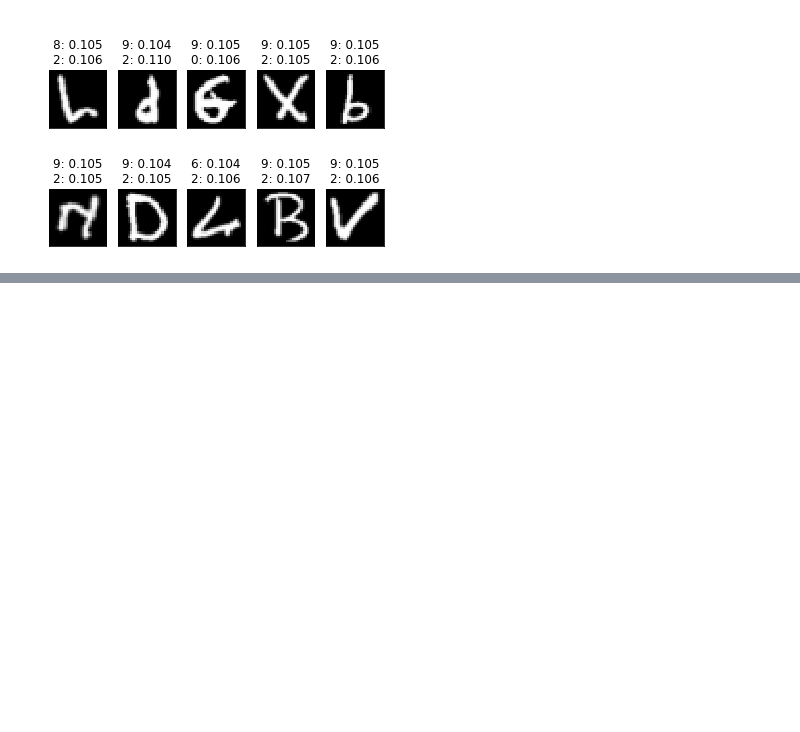
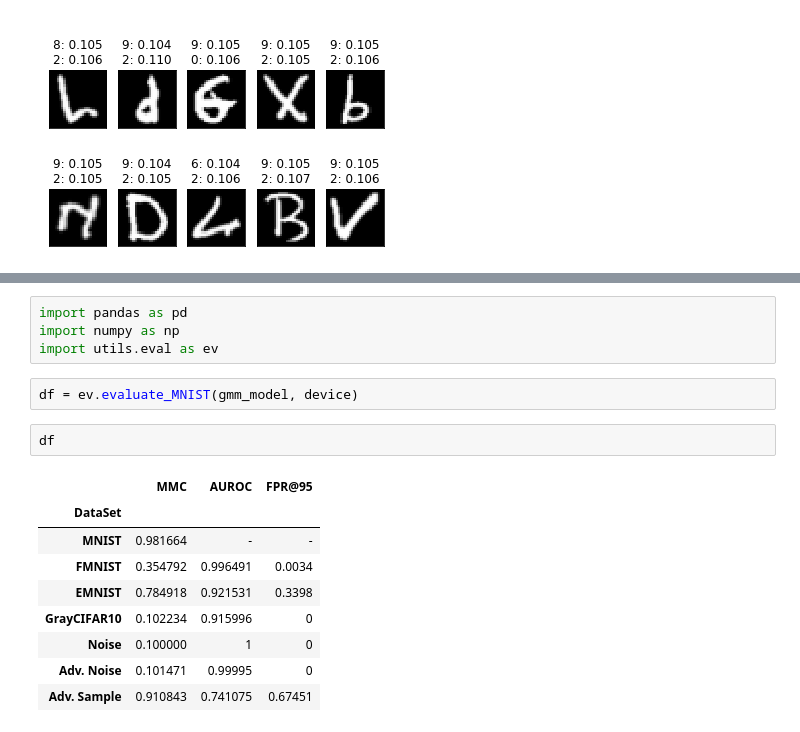
Before and after one commit to AlexMeinke/certified-certain-uncertainty, a Jupyter notebook: GMM.ipynb, the cells around one changed output, grey strips where cells are left out. Cells and saved outputs as stored; diff of their text form; blank space fills up the shorter version.

```diff
--- a/GMM.ipynb
+++ b/GMM.ipynb
@@ -161,0 +151,18 @@ TypeError: unsupported operand type(s) for +: 'int' and 'str'
+# %%
+import pandas as pd
+import numpy as np
+import utils.eval as ev
+# %%
+df = ev.evaluate_MNIST(gmm_model, device)
+# %%
+df
+# %% [output]
+|  | MMC | AUROC | FPR@95 |
+| DataSet |  |  |  |
+| MNIST | 0.981664 | - | - |
+| FMNIST | 0.354792 | 0.996491 | 0.0034 |
+| EMNIST | 0.784918 | 0.921531 | 0.3398 |
+| GrayCIFAR10 | 0.102234 | 0.915996 | 0 |
+| Noise | 0.100000 | 1 | 0 |
+| Adv. Noise | 0.101471 | 0.99995 | 0 |
+| Adv. Sample | 0.910843 | 0.741075 | 0.67451 |
```
Also changed, not shown: parts of 10 cells of this notebook, 7 other files.
